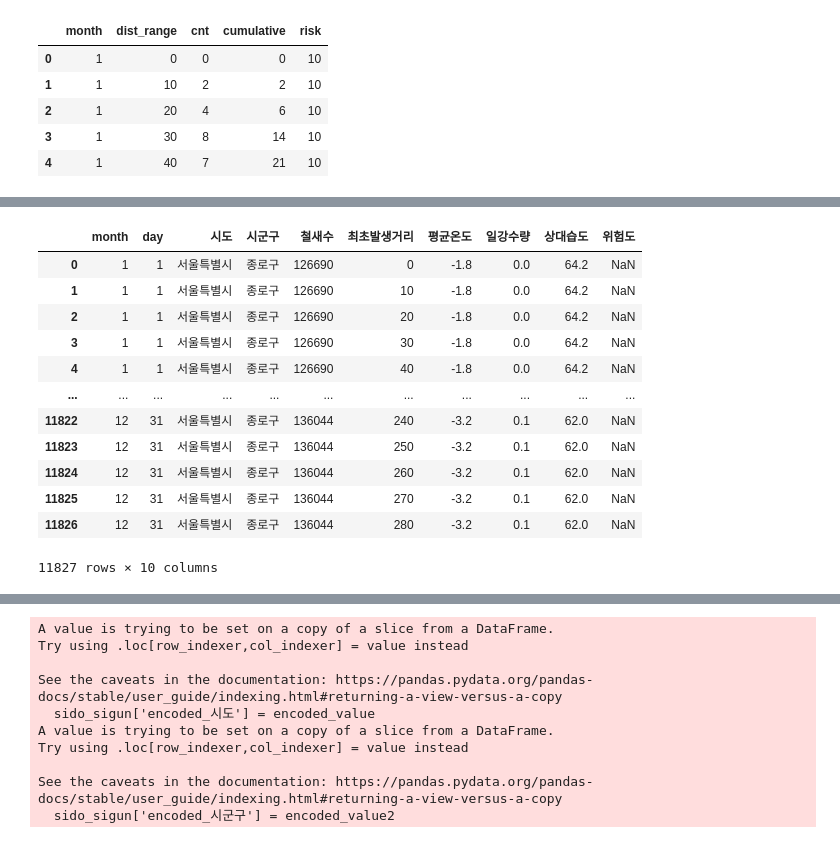
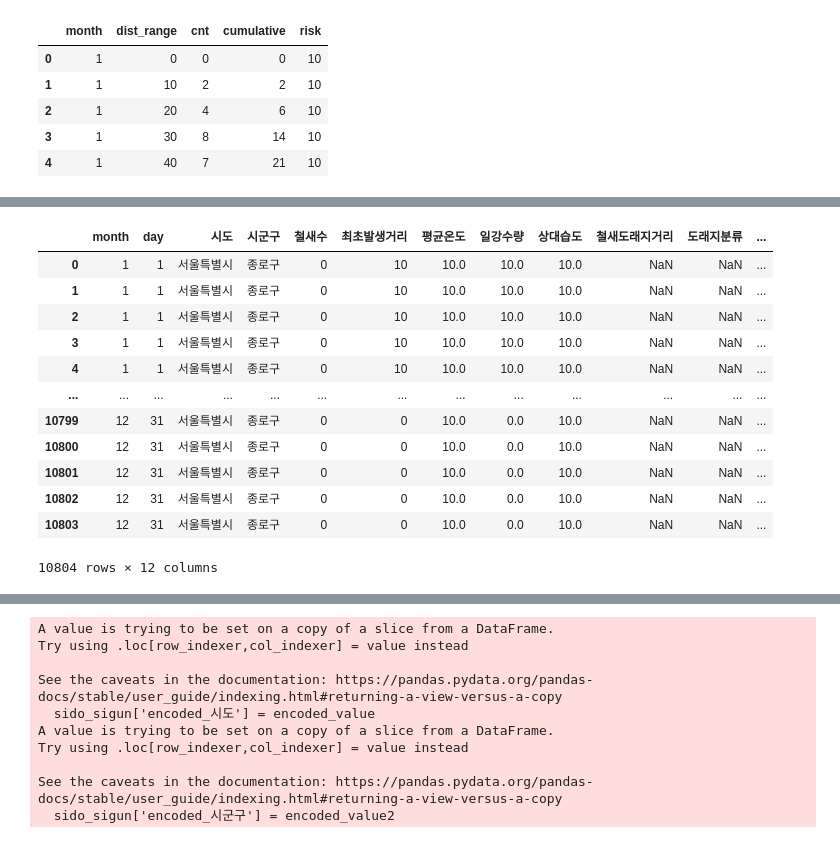
Before and after one commit to jiwoo-coding/aiai, a Jupyter notebook: Data collection/Train_data_set.ipynb, the cells around one changed output, grey strips where cells are left out. Cells and saved outputs as stored; diff of their text form; code cells hidden in the pictures.

```diff
--- a/Data collection/Train_data_set.ipynb
+++ b/Data collection/Train_data_set.ipynb
@@ -169,22 +270,22 @@ total_index_df.to_csv("risk_data/Train_risk_data_set(risk_x).csv", encoding='utf
 total_df=pd.read_csv("risk_data/Train_data_set(risk_x).csv", encoding='utf-8-sig')
 # %%
 total_index_df=pd.read_csv("risk_data/Train_risk_data_set(risk_x).csv", encoding='utf-8-sig')
-# %%
-total_df.query("시군구=='종로구'").reset_index(drop=True)
-# %% [output]
-|  | month | day | 시도 | 시군구 | 철새수 | 최초발생거리 | 평균온도 | 일강수량 | 상대습도 | 위험도 |
-| 0 | 1 | 1 | 서울특별시 | 종로구 | 126690 | 0 | -1.8 | 0.0 | 64.2 | NaN |
-| 1 | 1 | 1 | 서울특별시 | 종로구 | 126690 | 10 | -1.8 | 0.0 | 64.2 | NaN |
-| 2 | 1 | 1 | 서울특별시 | 종로구 | 126690 | 20 | -1.8 | 0.0 | 64.2 | NaN |
-| 3 | 1 | 1 | 서울특별시 | 종로구 | 126690 | 30 | -1.8 | 0.0 | 64.2 | NaN |
-| 4 | 1 | 1 | 서울특별시 | 종로구 | 126690 | 40 | -1.8 | 0.0 | 64.2 | NaN |
-| ... | ... | ... | ... | ... | ... | ... | ... | ... | ... | ... |
-| 11822 | 12 | 31 | 서울특별시 | 종로구 | 136044 | 240 | -3.2 | 0.1 | 62.0 | NaN |
-| 11823 | 12 | 31 | 서울특별시 | 종로구 | 136044 | 250 | -3.2 | 0.1 | 62.0 | NaN |
-| 11824 | 12 | 31 | 서울특별시 | 종로구 | 136044 | 260 | -3.2 | 0.1 | 62.0 | NaN |
-| 11825 | 12 | 31 | 서울특별시 | 종로구 | 136044 | 270 | -3.2 | 0.1 | 62.0 | NaN |
-| 11826 | 12 | 31 | 서울특별시 | 종로구 | 136044 | 280 | -3.2 | 0.1 | 62.0 | NaN |
-11827 rows × 10 columns
+# %%
+total_index_df.query("시군구=='종로구'").reset_index(drop=True)
+# %% [output]
+|  | month | day | 시도 | 시군구 | 철새수 | 최초발생거리 | 평균온도 | 일강수량 | 상대습도 | 철새도래지거리 | 도래지분류 | ... |
+| 0 | 1 | 1 | 서울특별시 | 종로구 | 0 | 10 | 10.0 | 10.0 | 10.0 | NaN | NaN | ... |
+| 1 | 1 | 1 | 서울특별시 | 종로구 | 0 | 10 | 10.0 | 10.0 | 10.0 | NaN | NaN | ... |
+| 2 | 1 | 1 | 서울특별시 | 종로구 | 0 | 10 | 10.0 | 10.0 | 10.0 | NaN | NaN | ... |
+| 3 | 1 | 1 | 서울특별시 | 종로구 | 0 | 10 | 10.0 | 10.0 | 10.0 | NaN | NaN | ... |
+| 4 | 1 | 1 | 서울특별시 | 종로구 | 0 | 10 | 10.0 | 10.0 | 10.0 | NaN | NaN | ... |
+| ... | ... | ... | ... | ... | ... | ... | ... | ... | ... | ... | ... | ... |
+| 10799 | 12 | 31 | 서울특별시 | 종로구 | 0 | 0 | 10.0 | 0.0 | 10.0 | NaN | NaN | ... |
+| 10800 | 12 | 31 | 서울특별시 | 종로구 | 0 | 0 | 10.0 | 0.0 | 10.0 | NaN | NaN | ... |
+| 10801 | 12 | 31 | 서울특별시 | 종로구 | 0 | 0 | 10.0 | 0.0 | 10.0 | NaN | NaN | ... |
+| 10802 | 12 | 31 | 서울특별시 | 종로구 | 0 | 0 | 10.0 | 0.0 | 10.0 | NaN | NaN | ... |
+| 10803 | 12 | 31 | 서울특별시 | 종로구 | 0 | 0 | 10.0 | 0.0 | 10.0 | NaN | NaN | ... |
+10804 rows × 12 columns
 # %%
 total_df.info()
 # %% [output]
```
Also changed, not shown: parts of 40 cells of this notebook.
